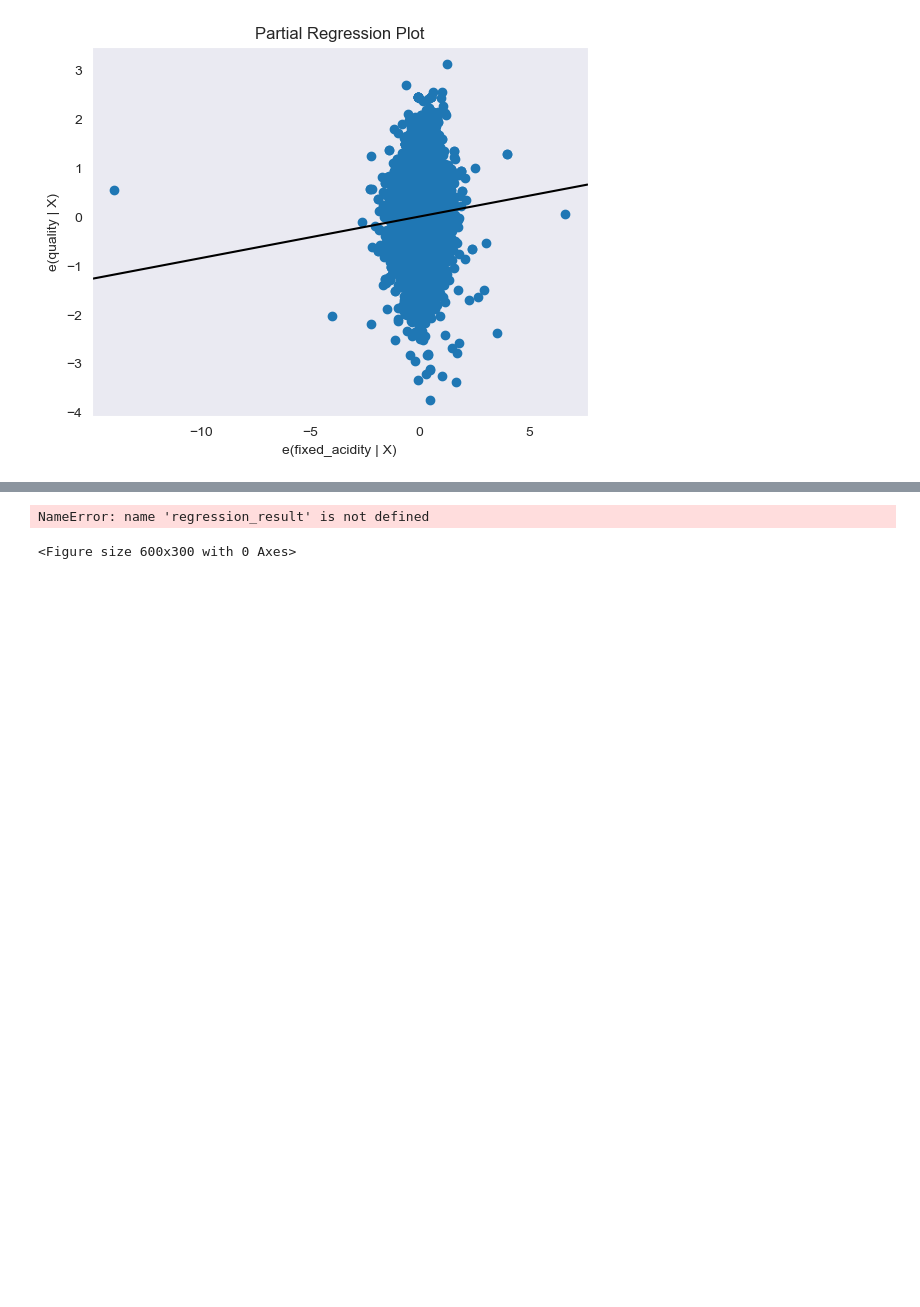
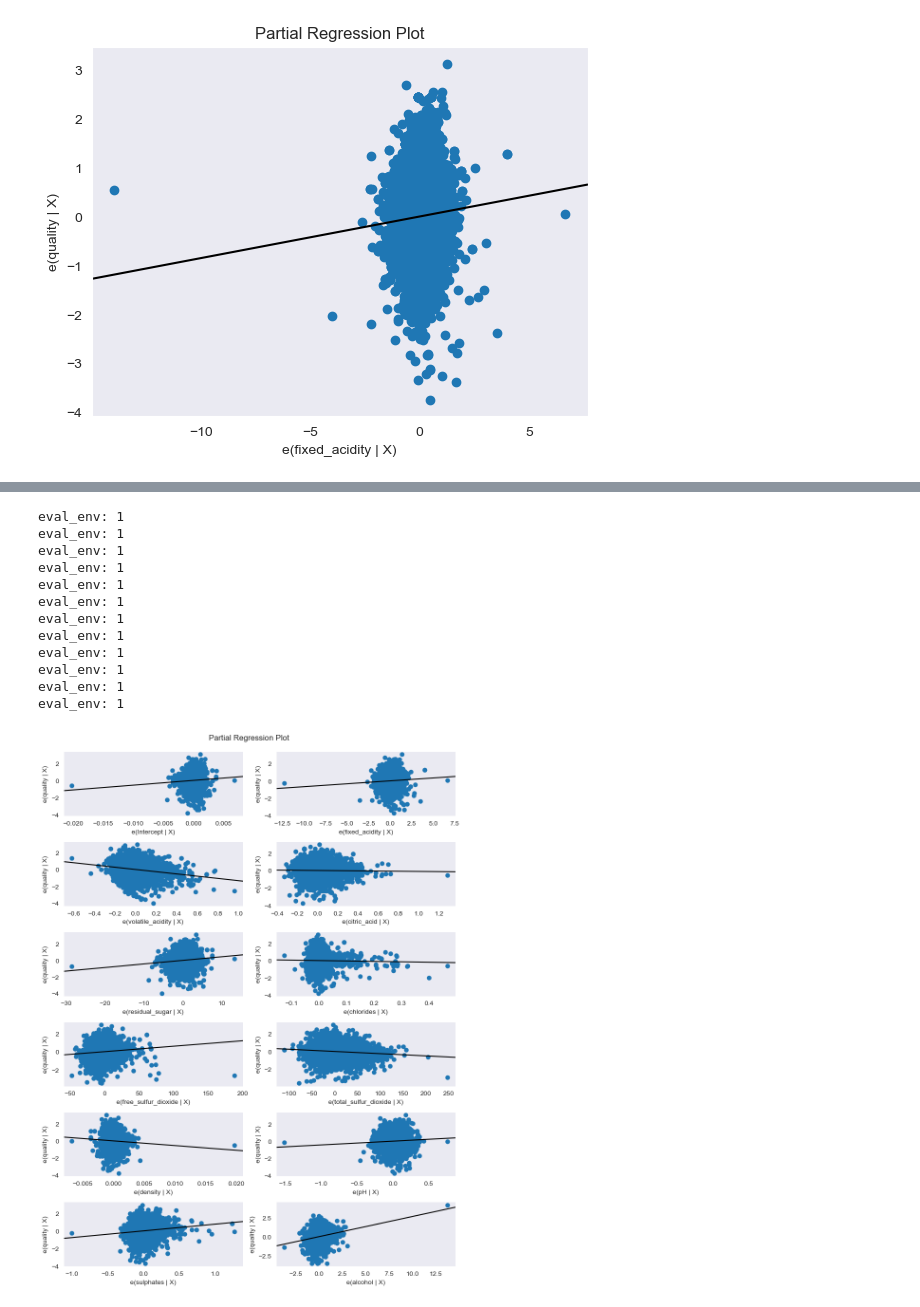
Before and after one commit to lyoun3060/bigdata_visual, a Jupyter notebook: 0712/분석결과 시각화.ipynb, the cells around one changed output, grey strips where cells are left out. Saved outputs shown, nothing was run; the diff lists cells and outputs as text; code cells hidden in the pictures; blank space fills up the shorter version.

```diff
--- a/0712/분석결과 시각화.ipynb
+++ b/0712/분석결과 시각화.ipynb
@@ -79,8 +77,19 @@ NameError: name 'ols' is not defined
 # %%
-fig=plt.figure(figsize=(6,3))
+fig=plt.figure(figsize=(9,12))
 #한꺼번에 보여주는것
 sm.graphics.plot_partregress_grid(regression_result, fig=fig)
 plt.show()
 # %% [output]
-NameError: name 'regression_result' is not defined
+eval_env: 1
+eval_env: 1
+eval_env: 1
+eval_env: 1
+eval_env: 1
+eval_env: 1
+eval_env: 1
+eval_env: 1
+eval_env: 1
+eval_env: 1
+eval_env: 1
+eval_env: 1
-<Figure size 600x300 with 0 Axes>
+[figure, added]
```
Also changed, not shown: parts of 1 cell of this notebook, 2 other files.
